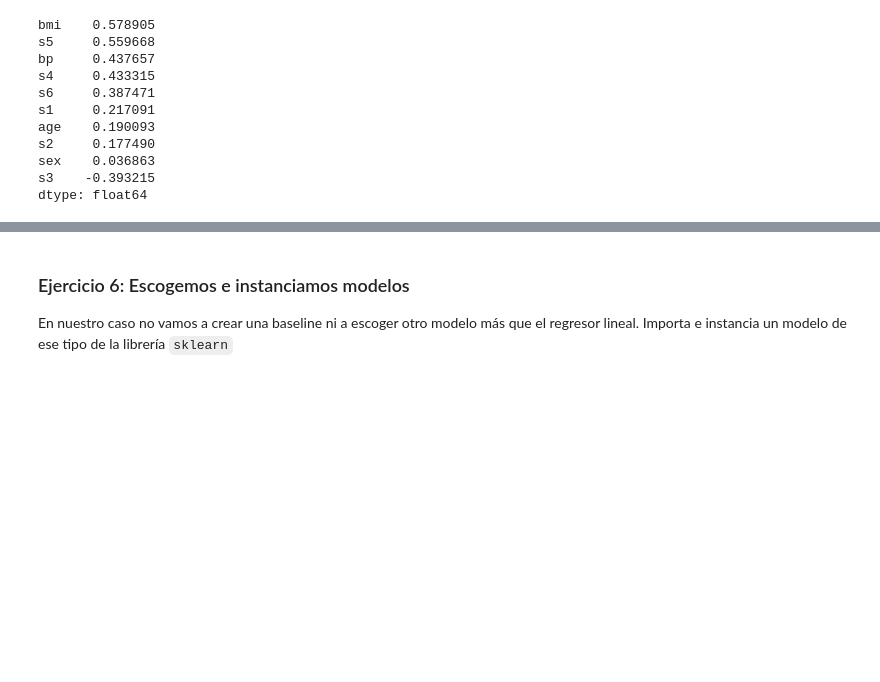
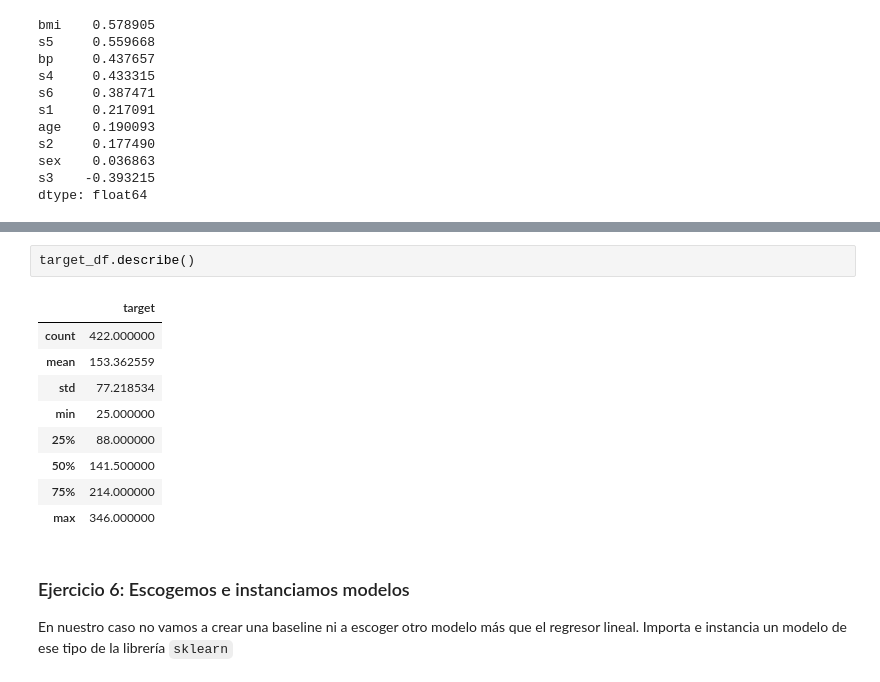
Before and after one commit to ANG112/ONLINE_DS_THEBRIDGE_ALFONSO_NIETO, a Jupyter notebook: 04_Machine_Learning/Sprint_12/Unidad_01/Ejercicios_Workout/13_Ejercicios_Modelado_RL.ipynb, the cells around one changed output, grey strips where cells are left out. Drawn from its saved outputs; the diff is of its cells as text; blank space fills up the shorter version.

```diff
--- a/04_Machine_Learning/Sprint_12/Unidad_01/Ejercicios_Workout/13_Ejercicios_Modelado_RL.ipynb
+++ b/04_Machine_Learning/Sprint_12/Unidad_01/Ejercicios_Workout/13_Ejercicios_Modelado_RL.ipynb
@@ -222,3 +249,15 @@ dtype: float64
+# %%
+target_df.describe()
+# %% [output]
+|  | target |
+| count | 422.000000 |
+| mean | 153.362559 |
+| std | 77.218534 |
+| min | 25.000000 |
+| 25% | 88.000000 |
+| 50% | 141.500000 |
+| 75% | 214.000000 |
+| max | 346.000000 |
 # %% [markdown]
 ### Ejercicio 6: Escogemos e instanciamos modelos
 
```
Also changed, not shown: parts of 5 cells of this notebook.
